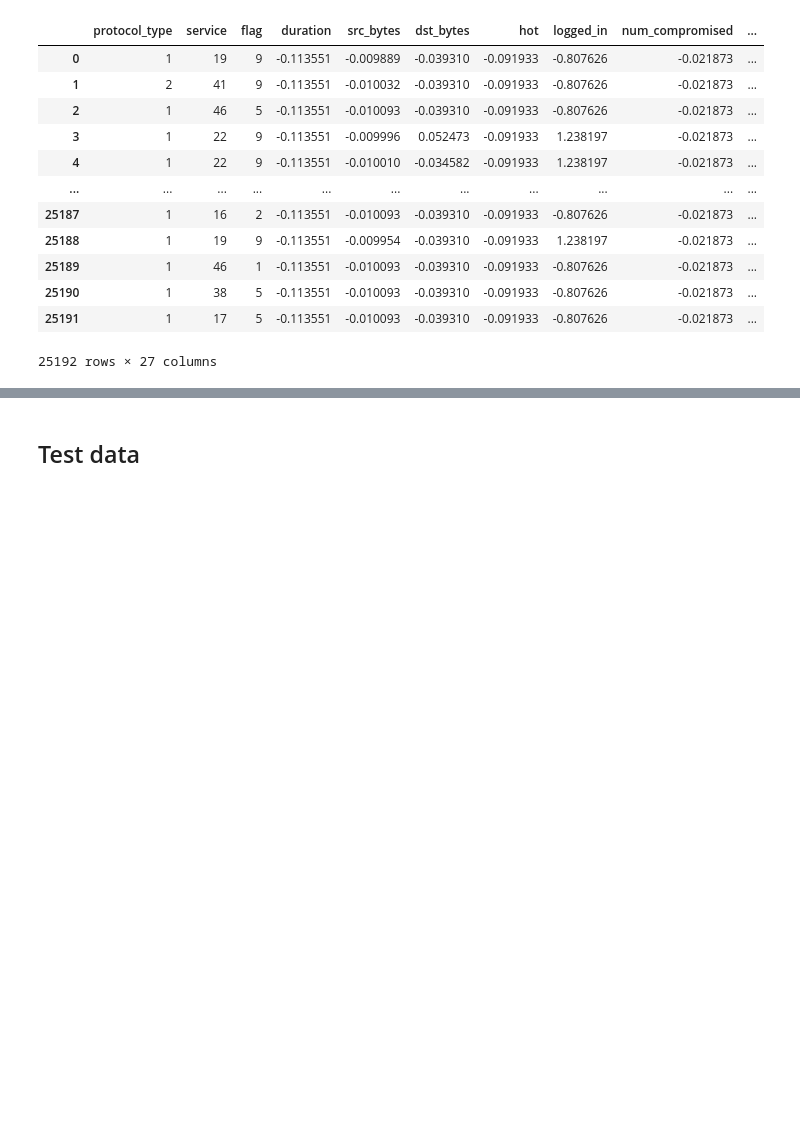
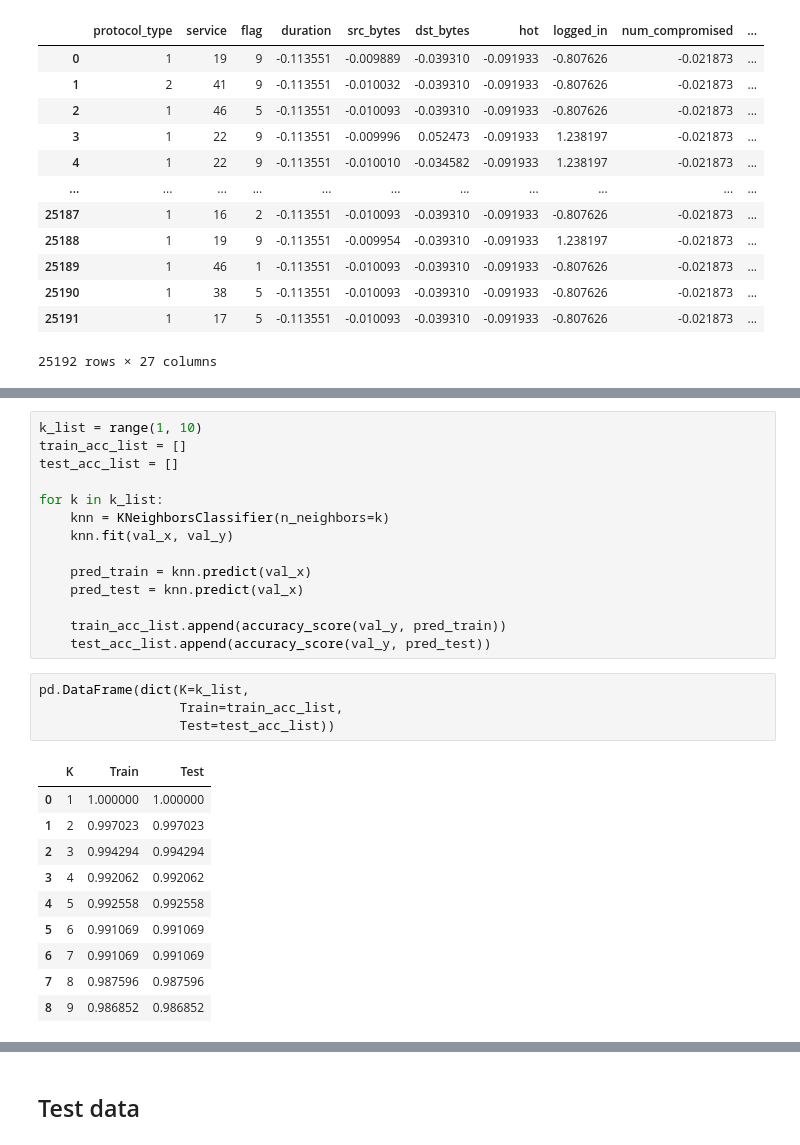
Before and after one commit to mein0121/Intrusion-Detection, a Jupyter notebook: 권진영/IntrusionDetection_Jin.ipynb, the cells around one changed output, grey strips where cells are left out. Drawn from its saved outputs; the diff is of its cells as text; blank space fills up the shorter version.

```diff
--- a/권진영/IntrusionDetection_Jin.ipynb
+++ b/권진영/IntrusionDetection_Jin.ipynb
@@ -611,0 +669,29 @@ X_train4
+# %%
+k_list = range(1, 10)
+train_acc_list = []
+test_acc_list = []
+
+for k in k_list:
+    knn = KNeighborsClassifier(n_neighbors=k)
+    knn.fit(val_x, val_y)
+
+    pred_train = knn.predict(val_x)
+    pred_test = knn.predict(val_x)
+
+    train_acc_list.append(accuracy_score(val_y, pred_train))
+    test_acc_list.append(accuracy_score(val_y, pred_test))
+# %%
+pd.DataFrame(dict(K=k_list,
+                  Train=train_acc_list,
+                  Test=test_acc_list))
+# %% [output]
+|  | K | Train | Test |
+| 0 | 1 | 1.000000 | 1.000000 |
+| 1 | 2 | 0.997023 | 0.997023 |
+| 2 | 3 | 0.994294 | 0.994294 |
+| 3 | 4 | 0.992062 | 0.992062 |
+| 4 | 5 | 0.992558 | 0.992558 |
+| 5 | 6 | 0.991069 | 0.991069 |
+| 6 | 7 | 0.991069 | 0.991069 |
+| 7 | 8 | 0.987596 | 0.987596 |
+| 8 | 9 | 0.986852 | 0.986852 |
```
Also changed, not shown: parts of 40 cells of this notebook.
